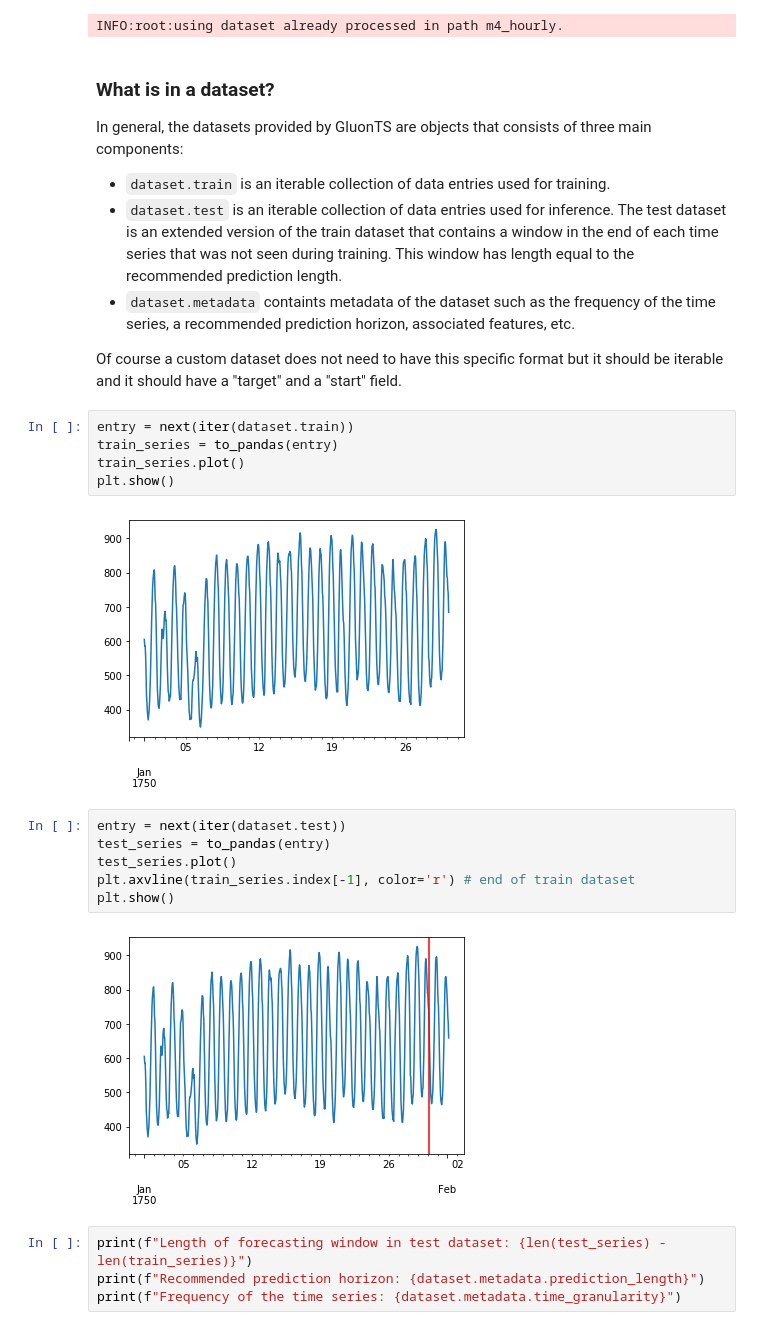
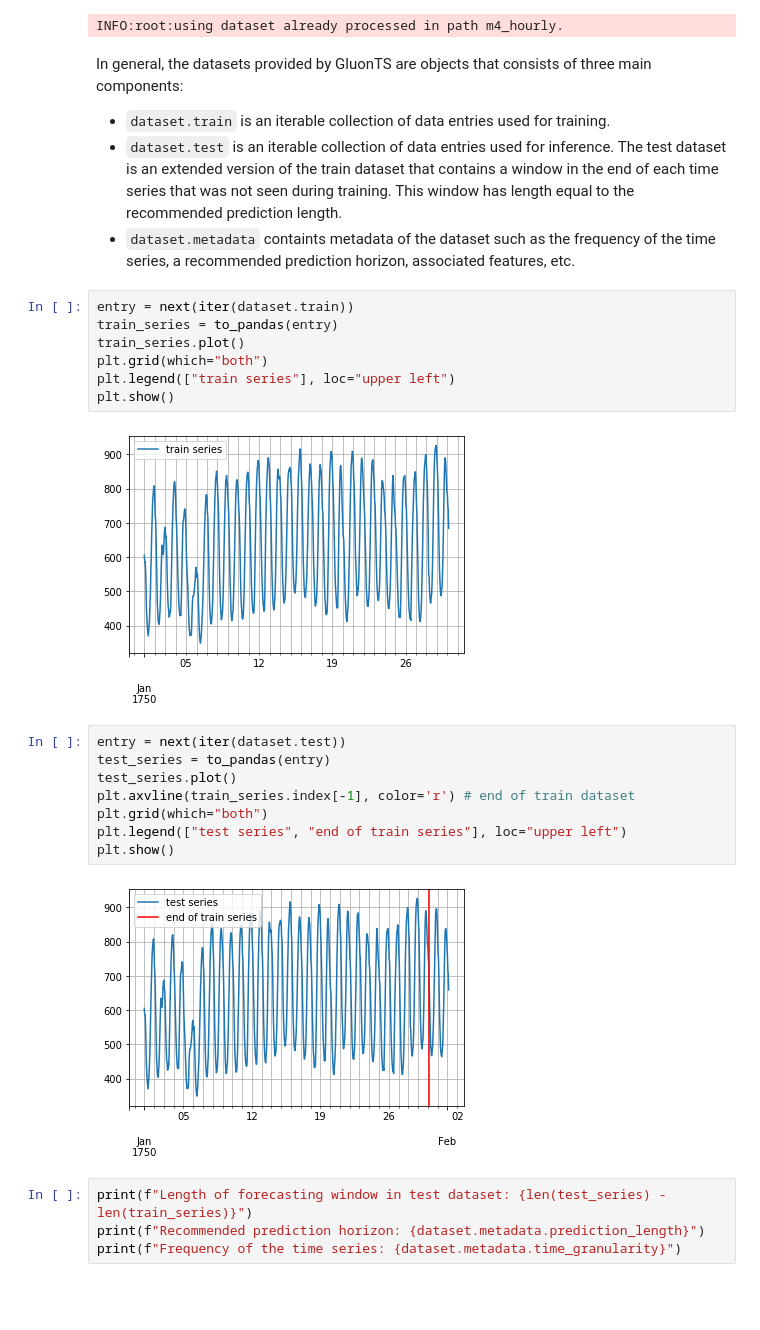
Before and after one commit to awslabs/gluonts, a Jupyter notebook: examples/GluonTS Tutorial.ipynb, the cells around one changed output. Saved outputs shown, nothing was run; the diff lists cells and outputs as text; blank space fills up the shorter version.

Commit message:
notebook fixes and pwl tests name fixes

```diff
--- a/examples/GluonTS Tutorial.ipynb
+++ b/examples/GluonTS Tutorial.ipynb
@@ -40,29 +40,29 @@ dataset = get_dataset("m4_hourly", regenerate=False)
 # %% [output]
 INFO:root:using dataset already processed in path m4_hourly.
 # %% [markdown]
-### What is in a dataset?
-
 In general, the datasets provided by GluonTS are objects that consists of three main components:
 - `dataset.train` is an iterable collection of data entries used for training.
 - `dataset.test` is an iterable collection of data entries used for inference. The test dataset is an extended version of the train dataset that contains a window in the end of each time series that was not seen during training. This window has length equal to the recommended prediction length.
 - `dataset.metadata` containts metadata of the dataset such as the frequency of the time series, a recommended prediction horizon, associated features, etc.
-
-Of course a custom dataset does not need to have this specific format but it should be iterable and it should have a "target" and a "start" field.
 # %%
 entry = next(iter(dataset.train))
 train_series = to_pandas(entry)
 train_series.plot()
+plt.grid(which="both")
+plt.legend(["train series"], loc="upper left")
 plt.show()
 # %% [output]
-[figure, old version]
+[figure, new version]
 # %%
 entry = next(iter(dataset.test))
 test_series = to_pandas(entry)
 test_series.plot()
 plt.axvline(train_series.index[-1], color='r') # end of train dataset
+plt.grid(which="both")
+plt.legend(["test series", "end of train series"], loc="upper left")
 plt.show()
 # %% [output]
-[figure, old version]
+[figure, new version]
 # %%
 print(f"Length of forecasting window in test dataset: {len(test_series) - len(train_series)}")
 print(f"Recommended prediction horizon: {dataset.metadata.prediction_length}")
```
Also changed, not shown: parts of 38 cells of this notebook, 1 other file.
